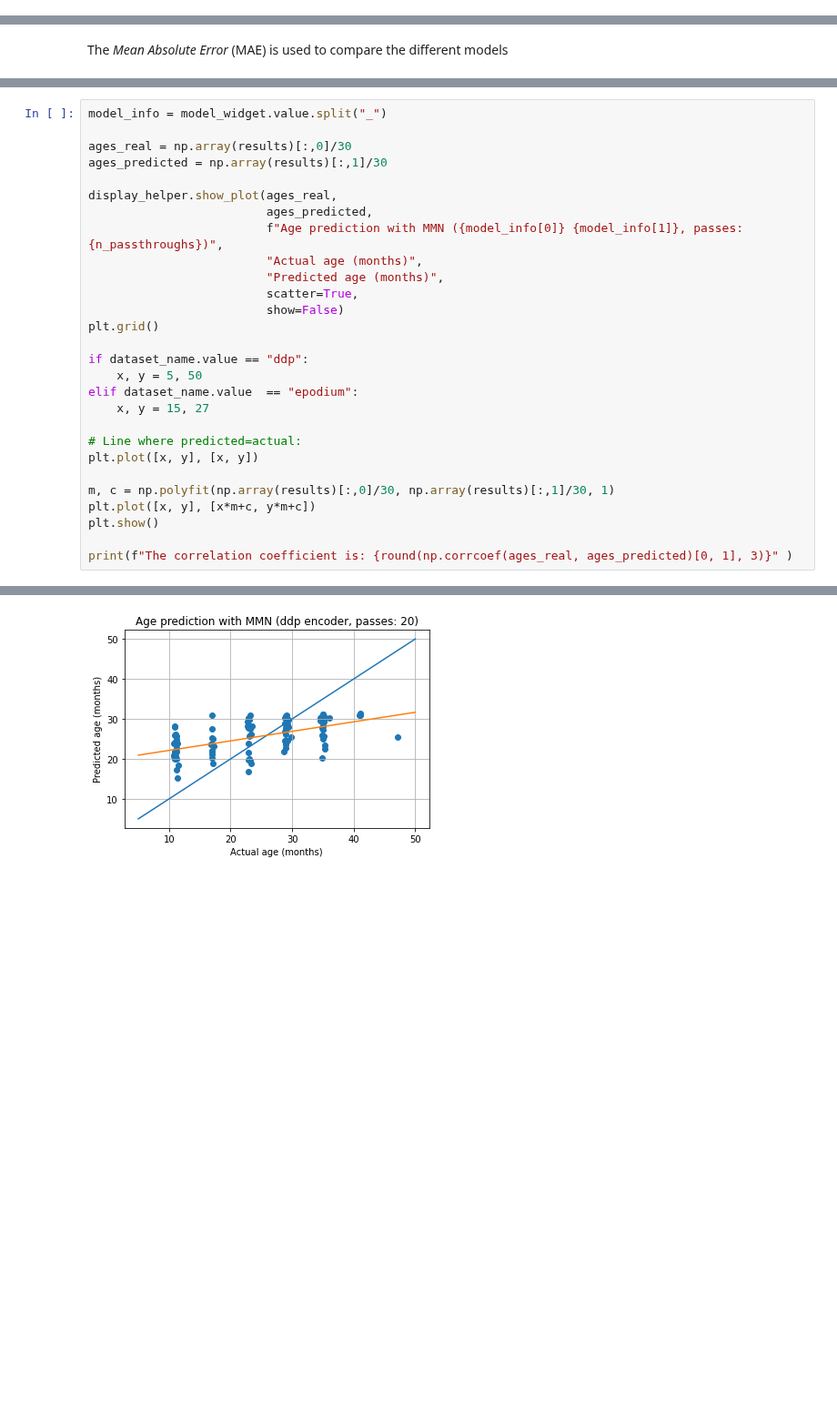
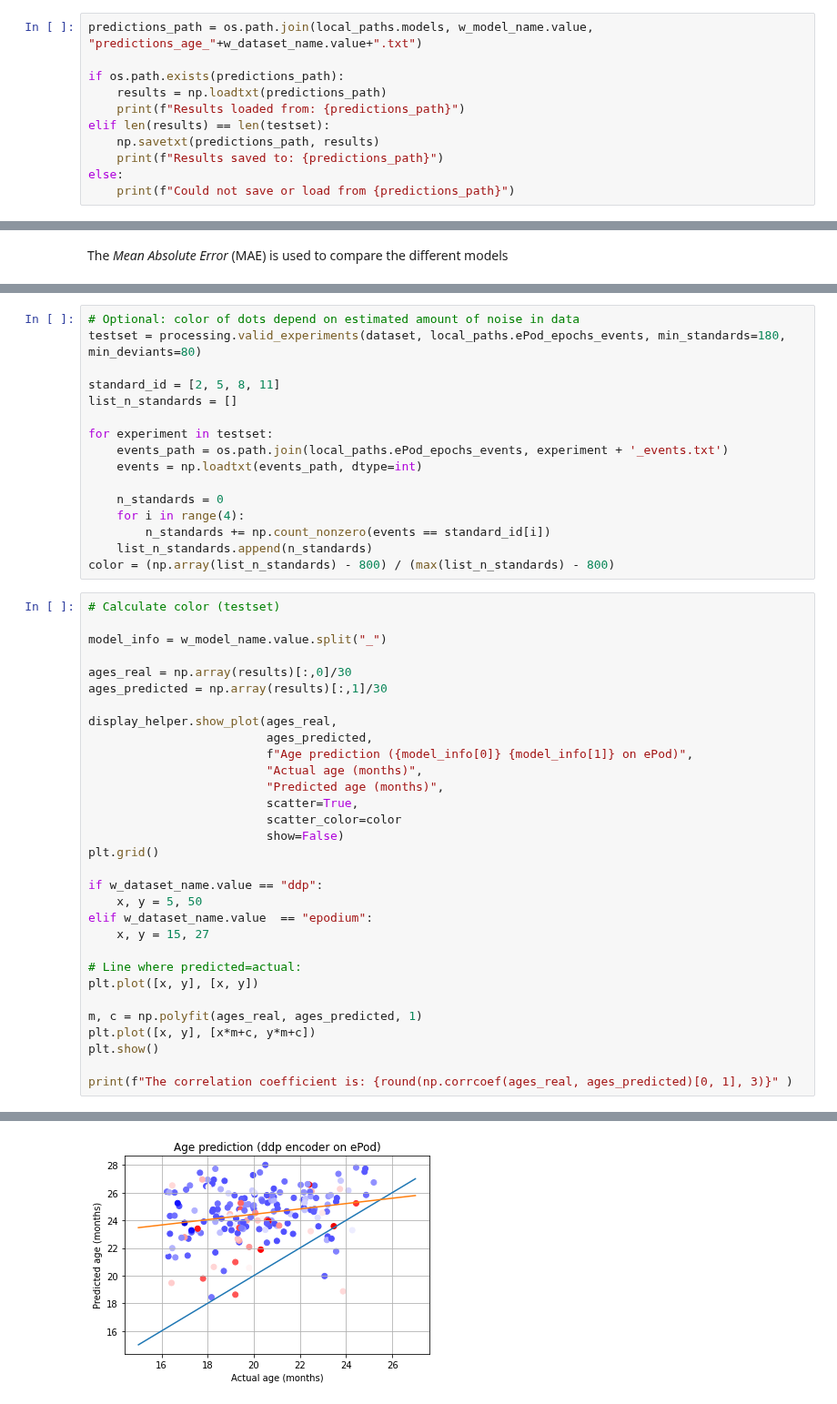
Before and after one commit to eegyolk-ai/eegyolk, a Jupyter notebook: floris_files/model_analysis.ipynb, the cells around one changed output, grey strips where cells are left out. Shown at 91% size. Saved outputs shown, nothing was run; the diff lists cells and outputs as text; blank space fills up the shorter version.

Commit message:
Model analysis predictions

```diff
--- a/floris_files/model_analysis.ipynb
+++ b/floris_files/model_analysis.ipynb
@@ -162,0 +180,11 @@ results = np.array(results)
+# %%
+predictions_path = os.path.join(local_paths.models, w_model_name.value, "predictions_age_"+w_dataset_name.value+".txt")
+
+if os.path.exists(predictions_path):
+    results = np.loadtxt(predictions_path)
+    print(f"Results loaded from: {predictions_path}")
+elif len(results) == len(testset):
+    np.savetxt(predictions_path, results)
+    print(f"Results saved to: {predictions_path}")
+else:
+    print(f"Could not save or load from {predictions_path}")
@@ -185,27 +220,46 @@ mean_absolute_error
+# %%
+# Optional: color of dots depend on estimated amount of noise in data
+testset = processing.valid_experiments(dataset, local_paths.ePod_epochs_events, min_standards=180, min_deviants=80)
+
+standard_id = [2, 5, 8, 11]
+list_n_standards = []
+
+for experiment in testset:
+    events_path = os.path.join(local_paths.ePod_epochs_events, experiment + '_events.txt')
+    events = np.loadtxt(events_path, dtype=int)
+
+    n_standards = 0
+    for i in range(4):
+        n_standards += np.count_nonzero(events == standard_id[i])
+    list_n_standards.append(n_standards)
+color = (np.array(list_n_standards) - 800) / (max(list_n_standards) - 800)
 # %%
-model_info = model_widget.value.split("_")
+# Calculate color (testset)
+
+model_info = w_model_name.value.split("_")
 
 ages_real = np.array(results)[:,0]/30
 ages_predicted = np.array(results)[:,1]/30
 
 display_helper.show_plot(ages_real,
                          ages_predicted,
-                         f"Age prediction with MMN ({model_info[0]} {model_info[1]}, passes: {n_passthroughs})",
+                         f"Age prediction ({model_info[0]} {model_info[1]} on ePod)",
                          "Actual age (months)",
                          "Predicted age (months)",
                          scatter=True,
+                         scatter_color=color
                          show=False)
 plt.grid()
 
-if dataset_name.value == "ddp":
+if w_dataset_name.value == "ddp":
     x, y = 5, 50
-elif dataset_name.value  == "epodium":
+elif w_dataset_name.value  == "epodium":
     x, y = 15, 27
 
 # Line where predicted=actual:
 plt.plot([x, y], [x, y])
 
-m, c = np.polyfit(np.array(results)[:,0]/30, np.array(results)[:,1]/30, 1)
+m, c = np.polyfit(ages_real, ages_predicted, 1)
 plt.plot([x, y], [x*m+c, y*m+c])
 plt.show()
 
@@ -214 +285 @@ print(f"The correlation coefficient is: {round(np.corrcoef(ages_real, ages_predi
-[figure, old version]
+[figure, new version]
```
Also changed, not shown: parts of 23 cells of this notebook, 16 other files.
